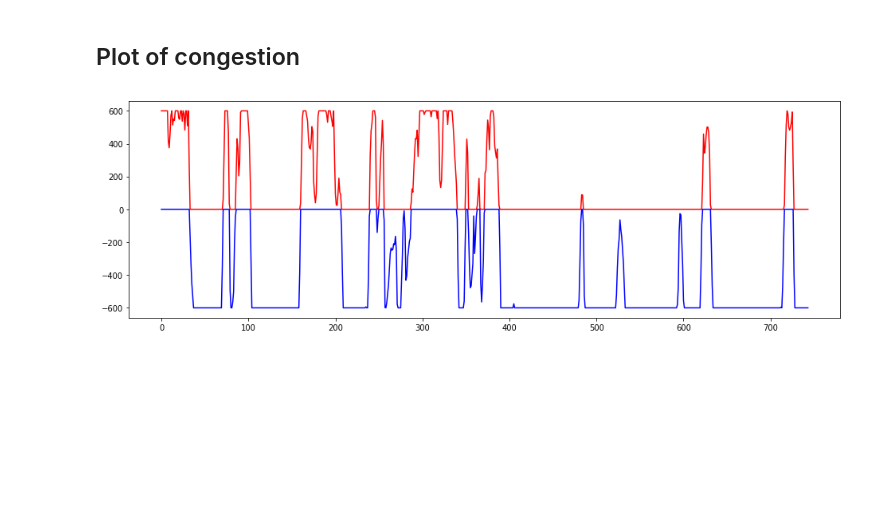
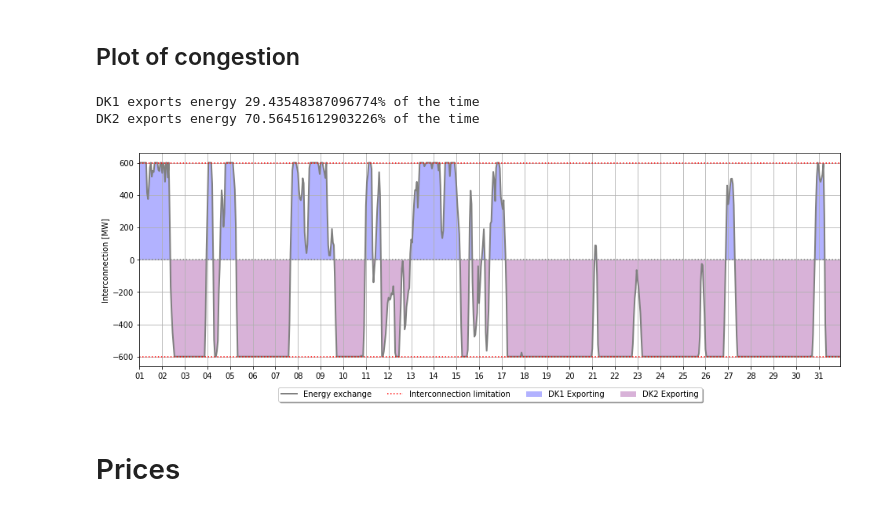
Before and after one commit to lucasblt/ren-elec-markets, a Jupyter notebook: assignment1/assignment1-Copy1.ipynb, the cells around one changed output. Cells and saved outputs as stored; diff of their text form; code cells hidden in the pictures; blank space fills up the shorter version.

```diff
--- a/assignment1/assignment1-Copy1.ipynb
+++ b/assignment1/assignment1-Copy1.ipynb
@@ -422,18 +389,35 @@ axes[1,1].set_xlim([0,5000])
 # %% [markdown]
 ## Plot of congestion
-# %%
-time = congestion_df['ts'].values
-congestion = congestion_df['Energy Exchanged'].values
-
-pos_congestion = congestion.copy()
-neg_congestion = congestion.copy()
-
-pos_congestion[pos_congestion <= 0] = 0
-neg_congestion[neg_congestion > 0] = 0
-
-plt.figure(figsize=(16, 5))
-plt.plot(pos_congestion, color='r')
-plt.plot(neg_congestion, color='b')
-plt.show()
-# %% [output]
-[figure, removed]
+# %%
+TOT = len(congestion_df)
+DK12 = 100*len(congestion_df[congestion_df['Energy Exchanged'] > 0])/TOT
+DK21 = 100*len(congestion_df[congestion_df['Energy Exchanged'] < 0])/TOT
+print('DK1 exports energy {}% of the time'.format(DK12))
+print('DK2 exports energy {}% of the time'.format(DK21))
+# %% [output]
+DK1 exports energy 29.43548387096774% of the time
+DK2 exports energy 70.56451612903226% of the time
+# %%
+time = congestion_df['ts'].values
+congestion = congestion_df['Energy Exchanged'].values
+
+fig, ax = plt.subplots(figsize=(16, 5))
+ax.plot(time, congestion, lw=2, color='grey')
+ax.fill_between(time, congestion, 0, where=congestion >= 0, facecolor='blue', interpolate=True, alpha=0.3)
+ax.fill_between(time, congestion, 0, where=congestion <= 0, facecolor='purple', interpolate=True, alpha=0.3)
+ax.axhline(600, linestyle = ':' ,color = 'red')
+ax.legend(['Energy exchange', 'Interconnection limitation', 'DK1 Exporting','DK2 Exporting'], loc='upper center', bbox_to_anchor=(0.5, -0.08),
+          fancybox=True, shadow=True, ncol=4)
+ax.axhline(-600, linestyle = ':' ,color = 'red')
+ax.axhline(0, linestyle = ':', color = 'grey')
+ax.xaxis.set_major_locator(mdates.DayLocator())
+ax.xaxis.set_major_formatter(mdates.DateFormatter('%d'))
+ax.set_xlim(time[0], time[-1])
+ax.set_ylabel('Interconnection [MW]')
+ax.grid()
+
+fig.show()
+# %% [output]
+[figure, added]
+# %% [markdown]
+# Prices
```
Also changed, not shown: parts of 10 cells of this notebook.
